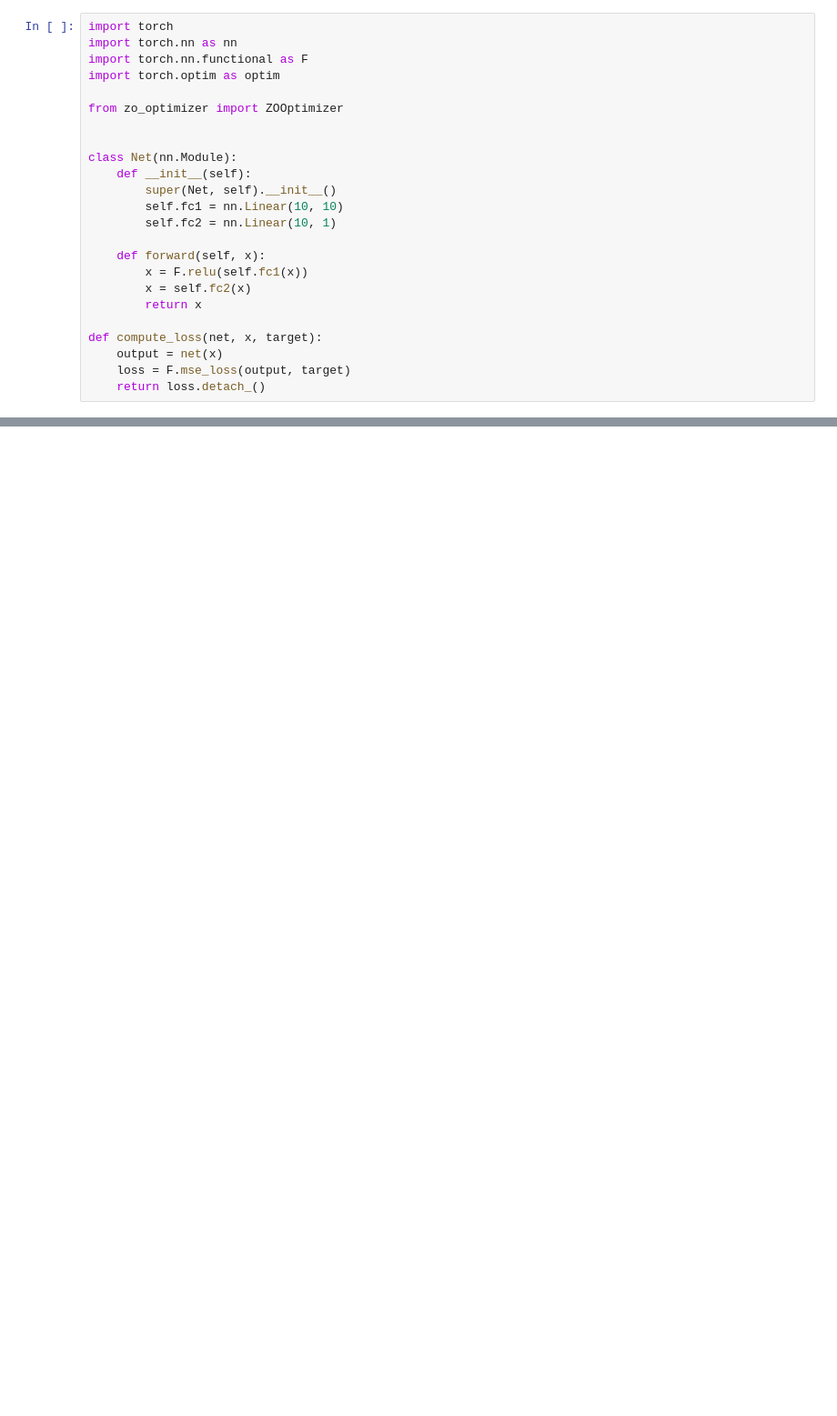
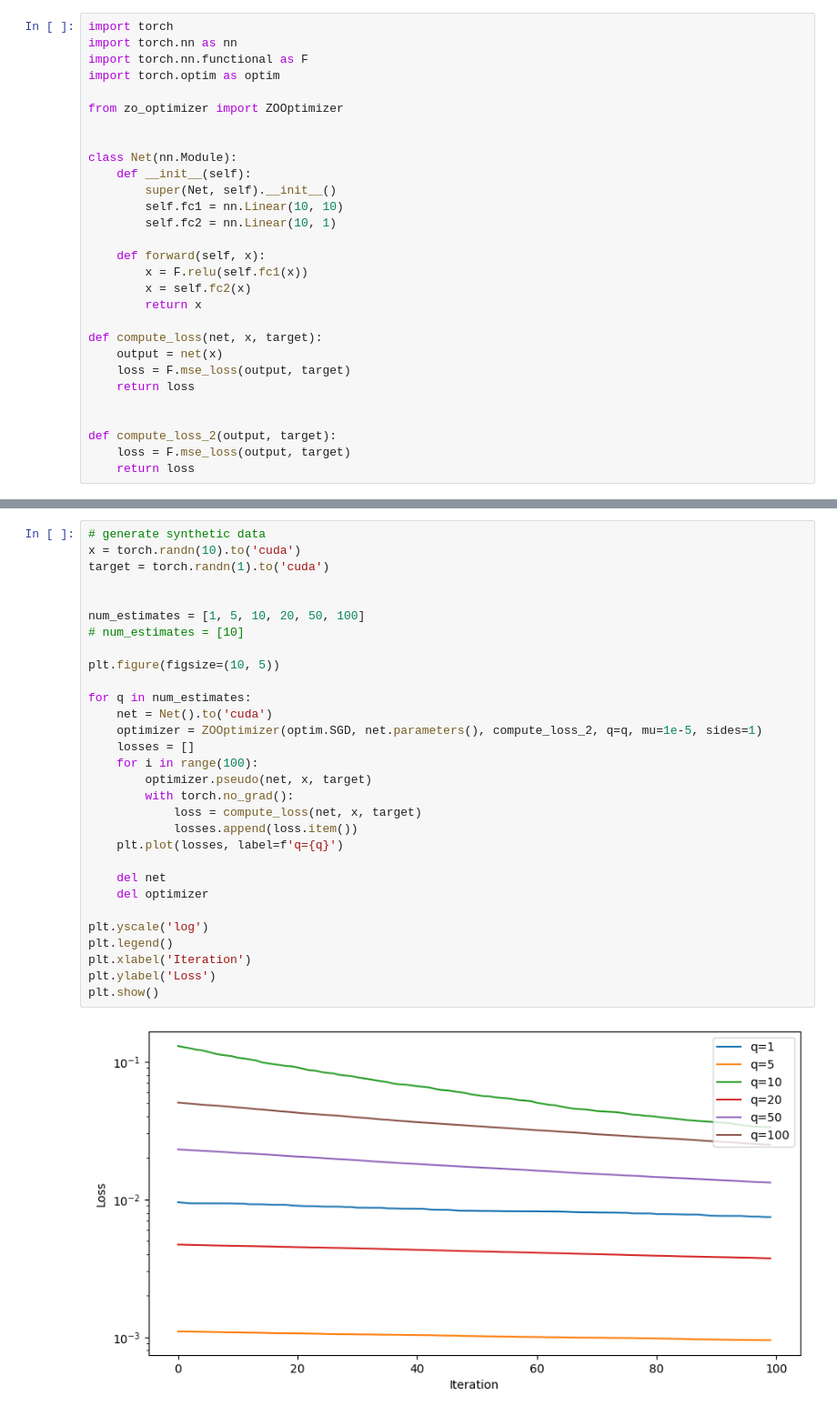
Before and after one commit to rwgao1/zo_optimizer, a Jupyter notebook: example.ipynb, the cells around one changed output, grey strips where cells are left out. Shown at 91% size. Cells and saved outputs as stored; diff of their text form; blank space fills up the shorter version.

```diff
--- a/example.ipynb
+++ b/example.ipynb
@@ -21,4 +21,9 @@ class Net(nn.Module):
 def compute_loss(net, x, target):
     output = net(x)
     loss = F.mse_loss(output, target)
-    return loss.detach_()
+    return loss
+
+
+def compute_loss_2(output, target):
+    loss = F.mse_loss(output, target)
+    return loss
@@ -85,0 +144,32 @@ Text(0, 0.5, 'Loss')
+# %%
+# generate synthetic data
+x = torch.randn(10).to('cuda')
+target = torch.randn(1).to('cuda')
+
+
+num_estimates = [1, 5, 10, 20, 50, 100]
+# num_estimates = [10]
+
+plt.figure(figsize=(10, 5))
+
+for q in num_estimates:
+    net = Net().to('cuda')
+    optimizer = ZOOptimizer(optim.SGD, net.parameters(), compute_loss_2, q=q, mu=1e-5, sides=1)
+    losses = []
+    for i in range(100):
+        optimizer.pseudo(net, x, target)
+        with torch.no_grad():
+            loss = compute_loss(net, x, target)
+            losses.append(loss.item())
+    plt.plot(losses, label=f'q={q}')
+
+    del net
+    del optimizer
+
+plt.yscale('log')
+plt.legend()
+plt.xlabel('Iteration')
+plt.ylabel('Loss')
+plt.show()
+# %% [output]
+[figure, added]
```
Also changed, not shown: parts of 3 cells of this notebook, 2 other files.
